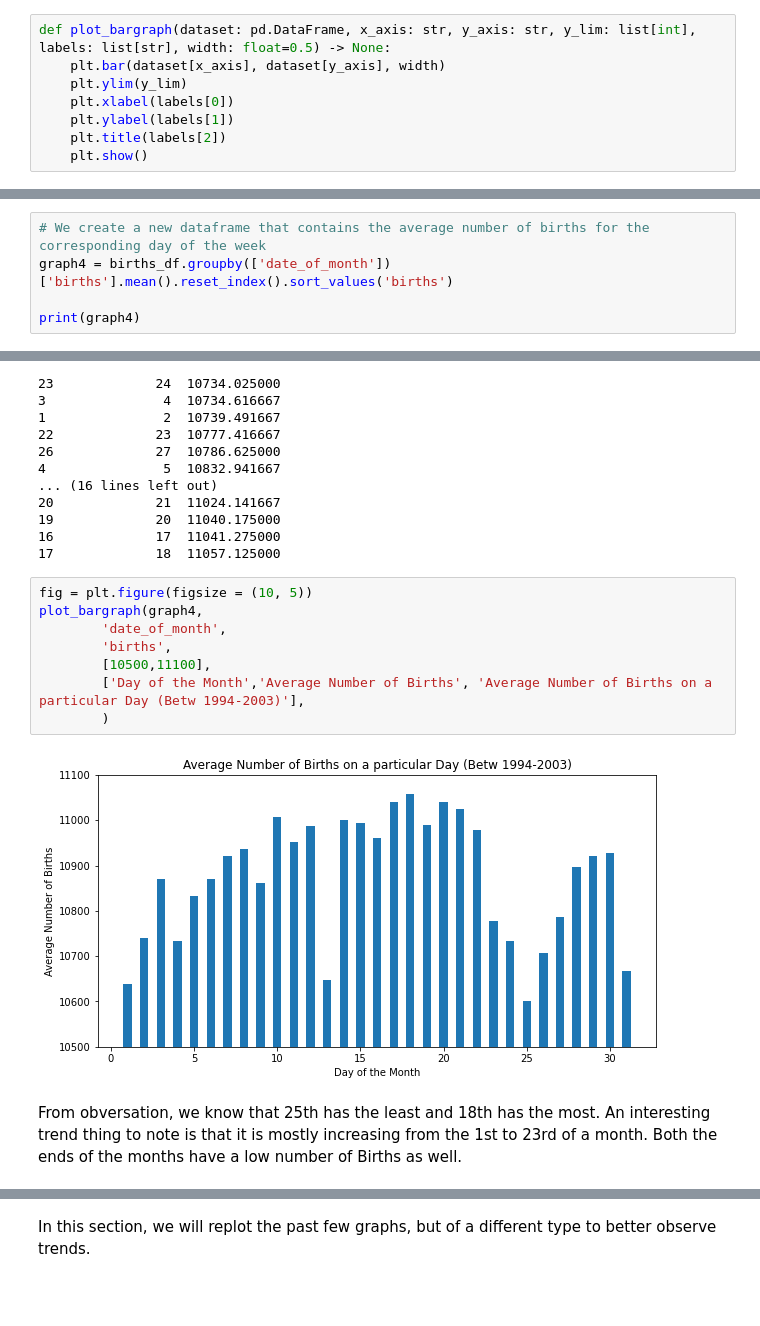
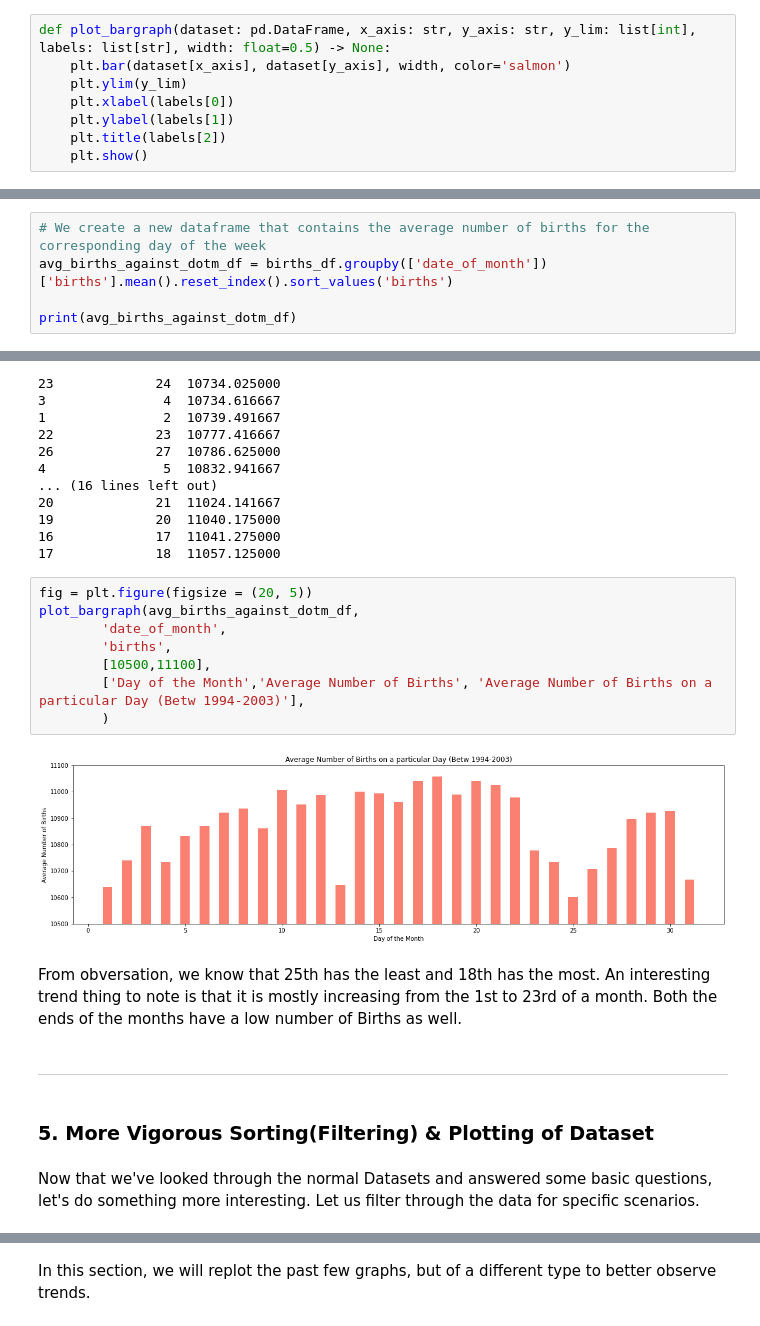
Before and after one commit to sunroofgod/data_visualisation, a Jupyter notebook: main.ipynb, the cells around one changed output, grey strips where cells are left out. Saved outputs shown, nothing was run; the diff lists cells and outputs as text; blank space fills up the shorter version.

Commit message:
added section for indepth sorting

```diff
--- a/main.ipynb
+++ b/main.ipynb
@@ -152,7 +155,7 @@ in the following format of {y} against {x}:
 Therefore, we need to split the original dataset into seperate datasets. For a majority of these graphs, a Bar Graph would be the most useful.
 # %%
 def plot_bargraph(dataset: pd.DataFrame, x_axis: str, y_axis: str, y_lim: list[int], labels: list[str], width: float=0.5) -> None:
-    plt.bar(dataset[x_axis], dataset[y_axis], width)
+    plt.bar(dataset[x_axis], dataset[y_axis], width, color='salmon')
     plt.ylim(y_lim)
     plt.xlabel(labels[0])
     plt.ylabel(labels[1])
@@ -259,9 +262,9 @@ Now this is a cool observation! The weekends has the least average Number of Bir
 #### 4.4 Graph of Average Number of Births against the Day of the Month
 # %%
 # We create a new dataframe that contains the average number of births for the corresponding day of the week
-graph4 = births_df.groupby(['date_of_month'])['births'].mean().reset_index().sort_values('births')
+avg_births_against_dotm_df = births_df.groupby(['date_of_month'])['births'].mean().reset_index().sort_values('births')
 
-print(graph4)
+print(avg_births_against_dotm_df)
 # %% [output]
     date_of_month        births
 24             25  10600.966667
@@ -281,14 +284,20 @@ print(graph4)
 16             17  11041.275000
 17             18  11057.125000
 # %%
-fig = plt.figure(figsize = (10, 5))
-plot_bargraph(graph4,
+fig = plt.figure(figsize = (20, 5))
+plot_bargraph(avg_births_against_dotm_df,
         'date_of_month',
         'births',
         [10500,11100],
         ['Day of the Month','Average Number of Births', 'Average Number of Births on a particular Day (Betw 1994-2003)'],
         )
 # %% [output]
-[figure, old version]
+[figure, new version]
 # %% [markdown]
 From obversation, we know that 25th has the least and 18th has the most. An interesting trend thing to note is that it is mostly increasing from the 1st to 23rd of a month. Both the ends of the months have a low number of Births as well.
+# %% [markdown]
+***
+# %% [markdown]
+### 5. More Vigorous Sorting(Filtering) & Plotting of Dataset
+# %% [markdown]
+Now that we've looked through the normal Datasets and answered some basic questions, let's do something more interesting. Let us filter through the data for specific scenarios.
```
Also changed, not shown: parts of 23 cells of this notebook.
